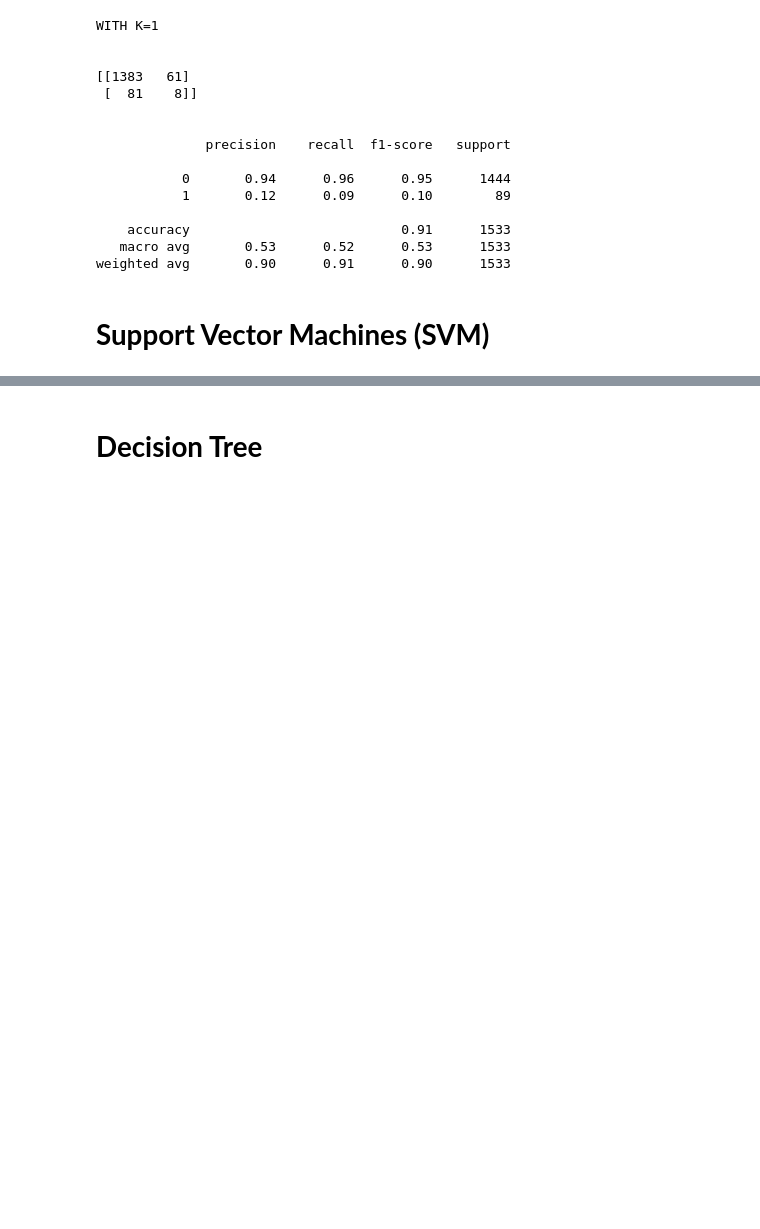
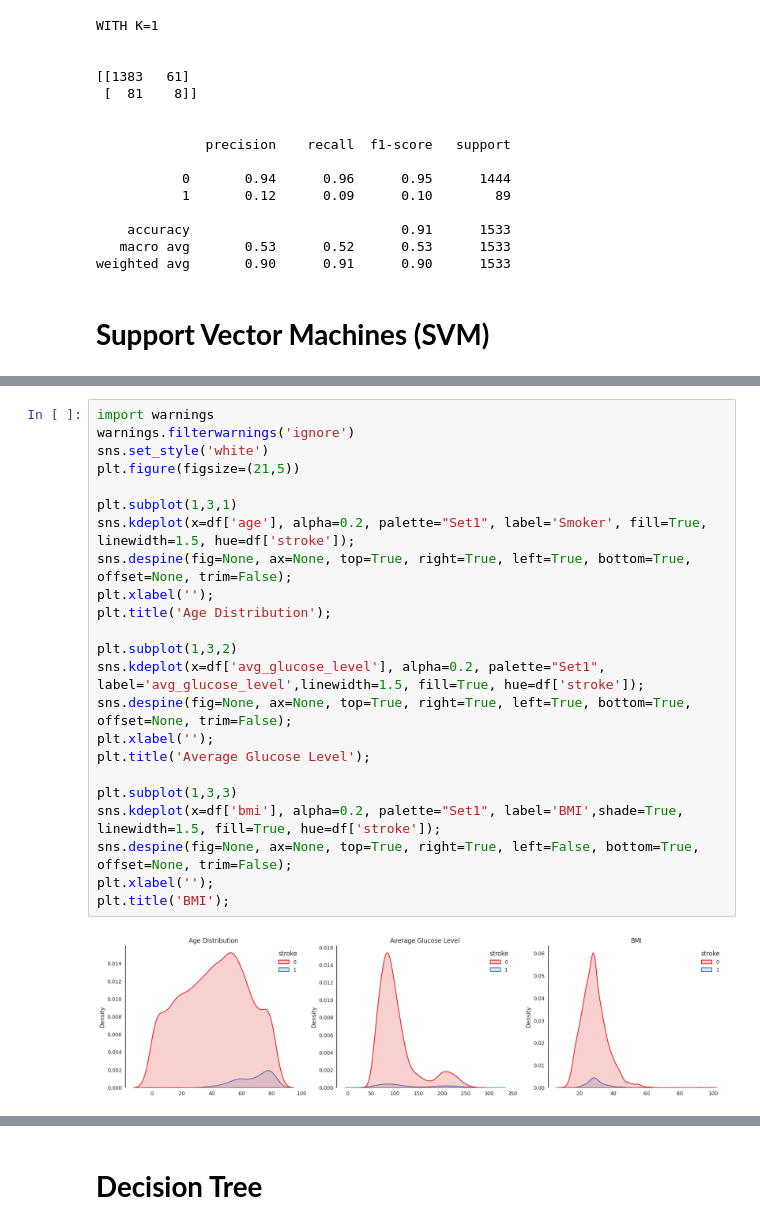
Before and after one commit to prvshkmr/prvshkmr.github.io, a Jupyter notebook: Stroke_Predication.ipynb, the cells around one changed output, grey strips where cells are left out. Saved outputs shown, nothing was run; the diff lists cells and outputs as text; blank space fills up the shorter version.

```diff
--- a/Stroke_Predication.ipynb
+++ b/Stroke_Predication.ipynb
@@ -1049,0 +1133,25 @@ weighted avg       0.90      0.91      0.90      1533
+# %%
+import warnings
+warnings.filterwarnings('ignore')
+sns.set_style('white')
+plt.figure(figsize=(21,5))
+
+plt.subplot(1,3,1)
+sns.kdeplot(x=df['age'], alpha=0.2, palette="Set1", label='Smoker', fill=True, linewidth=1.5, hue=df['stroke']);
+sns.despine(fig=None, ax=None, top=True, right=True, left=True, bottom=True, offset=None, trim=False);
+plt.xlabel('');
+plt.title('Age Distribution');
+
+plt.subplot(1,3,2)
+sns.kdeplot(x=df['avg_glucose_level'], alpha=0.2, palette="Set1", label='avg_glucose_level',linewidth=1.5, fill=True, hue=df['stroke']);
+sns.despine(fig=None, ax=None, top=True, right=True, left=True, bottom=True, offset=None, trim=False);
+plt.xlabel('');
+plt.title('Average Glucose Level');
+
+plt.subplot(1,3,3)
+sns.kdeplot(x=df['bmi'], alpha=0.2, palette="Set1", label='BMI',shade=True, linewidth=1.5, fill=True, hue=df['stroke']);
+sns.despine(fig=None, ax=None, top=True, right=True, left=False, bottom=True, offset=None, trim=False);
+plt.xlabel('');
+plt.title('BMI');
+# %% [output]
+[figure, added]
```
Also changed, not shown: parts of 28 cells of this notebook.
